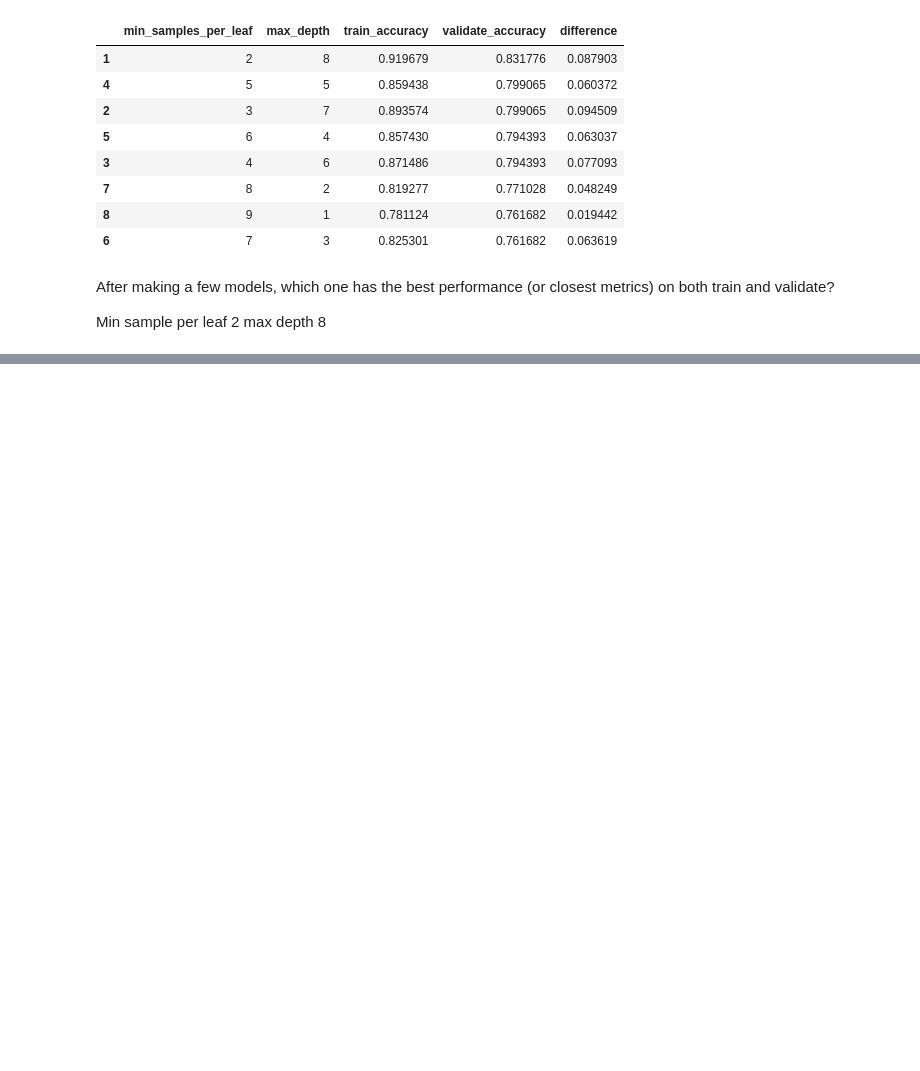
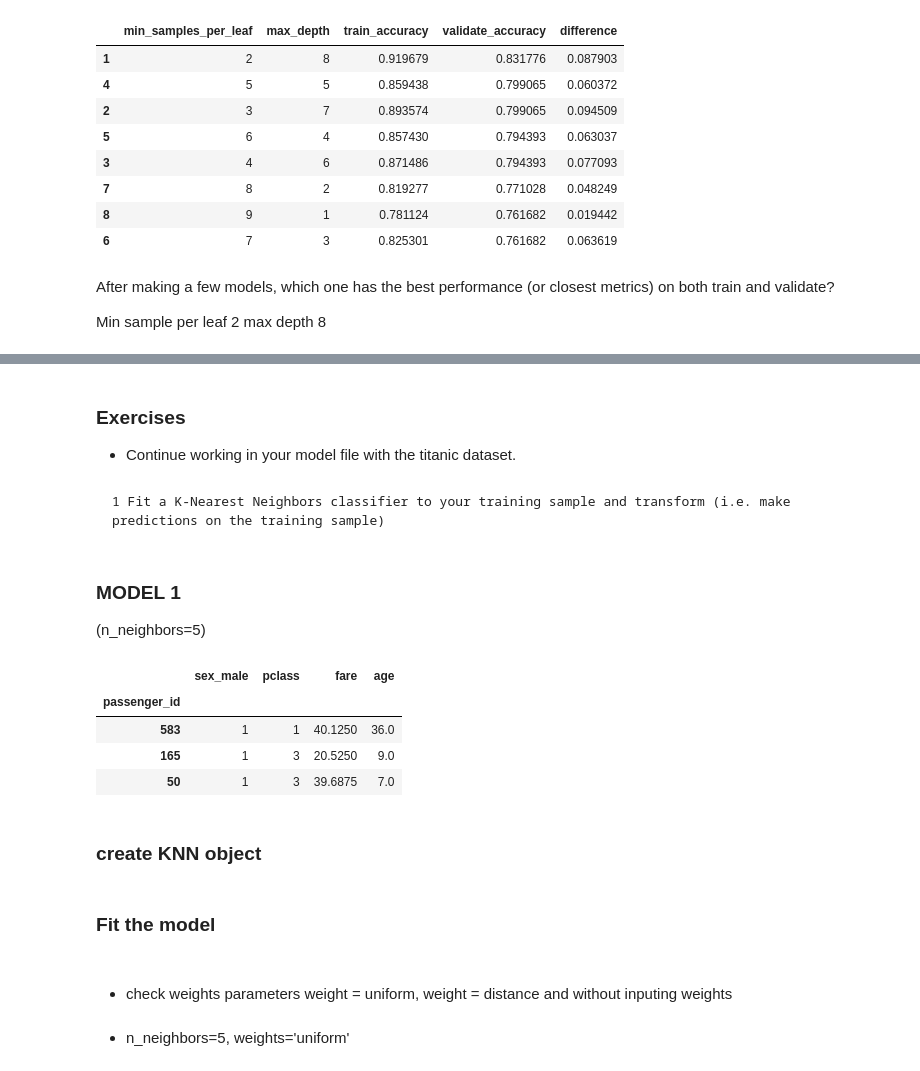
Before and after one commit to DilipBista/Classification_Exercise, a Jupyter notebook: model.ipynb, the cells around one changed output, grey strips where cells are left out. Drawn from its saved outputs; the diff is of its cells as text; code cells hidden in the pictures; blank space fills up the shorter version.

```diff
--- a/model.ipynb
+++ b/model.ipynb
@@ -819,0 +824,10 @@ Min sample per leaf 2 max depth 8
+# %% [markdown]
+### Exercises
+
+- Continue working in your model file with the titanic dataset.
+# %% [markdown]
+
+    1 Fit a K-Nearest Neighbors classifier to your training sample and transform (i.e. make predictions on the training sample)
+# %% [markdown]
+### MODEL 1
+(n_neighbors=5)
@@ -819,0 +838,10 @@ Min sample per leaf 2 max depth 8
+# %%
+x_train.head(3)
+# %% [output]
+|  | sex_male | pclass | fare | age |
+| passenger_id |  |  |  |  |
+| 583 | 1 | 1 | 40.1250 | 36.0 |
+| 165 | 1 | 3 | 20.5250 | 9.0 |
+| 50 | 1 | 3 | 39.6875 | 7.0 |
+# %% [markdown]
+### create KNN object
@@ -819,0 +851,8 @@ Min sample per leaf 2 max depth 8
+# %% [markdown]
+### Fit the model
+# %% [markdown]
+###
+- check weights parameters weight = uniform, weight = distance and without inputing weights
+# %% [markdown]
+
+- n_neighbors=5, weights='uniform'
```
Also changed, not shown: parts of 78 cells of this notebook.
